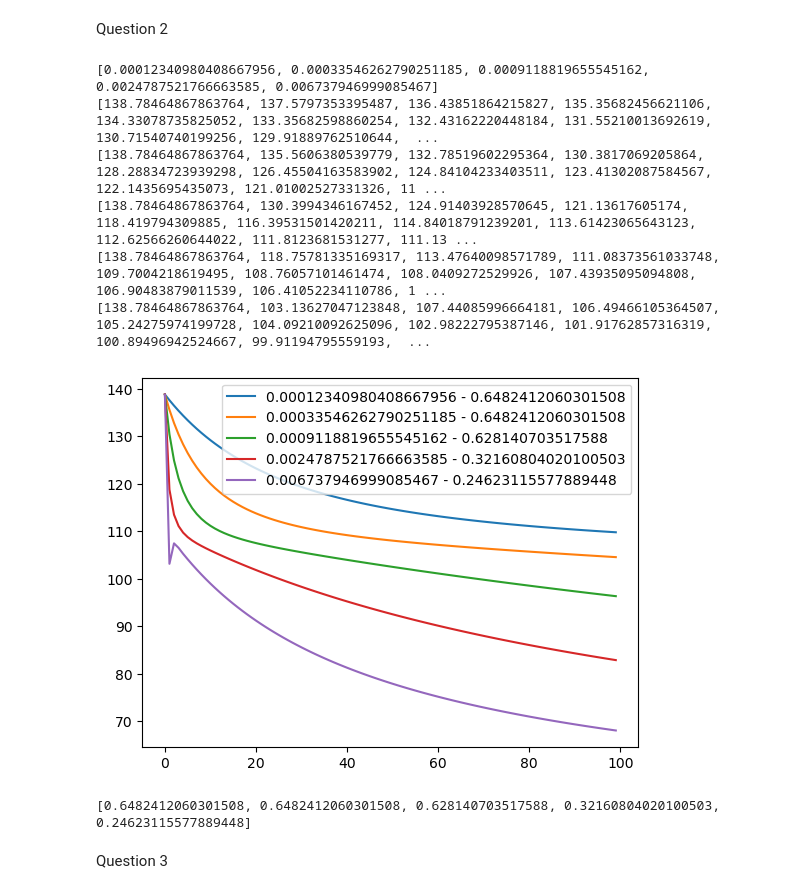
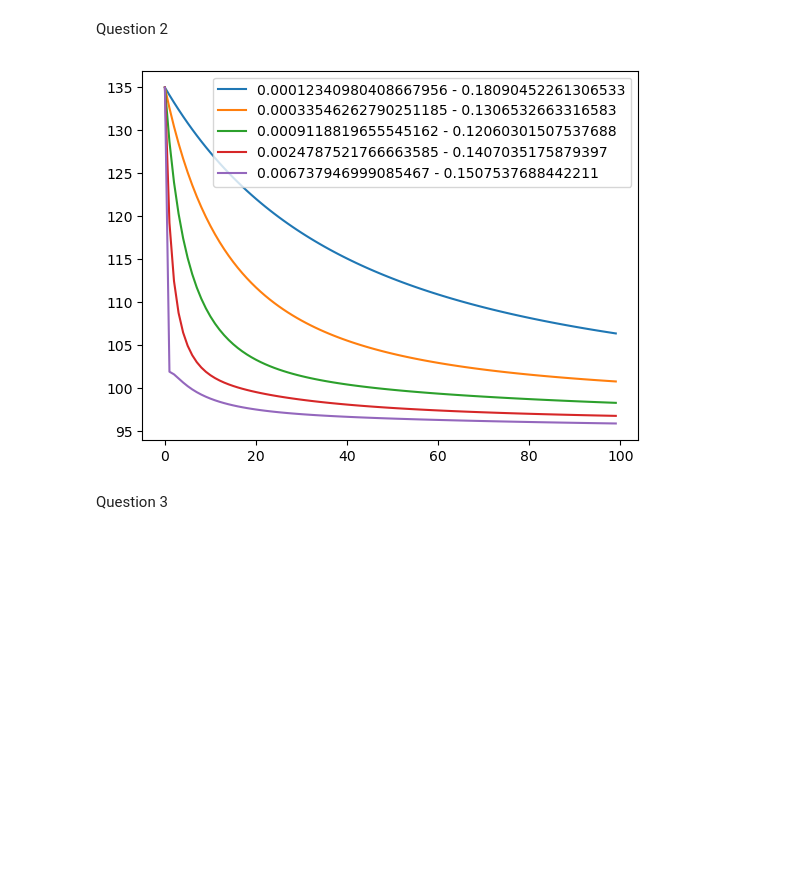
Before and after one commit to hayden000/Data-Analysis, a Jupyter notebook: data.ipynb, the cells around one changed output. Cells and saved outputs as stored; diff of their text form; code cells hidden in the pictures; blank space fills up the shorter version.

```diff
--- a/data.ipynb
+++ b/data.ipynb
@@ -121,52 +121,43 @@ Question 2
 #     return np.hstack((np.ones((len(array[0]),1)),np.array(array[0])))
 # %%
 import pandas as pd
+
 data = pd.read_csv("CarsDataSetForCW1.csv", sep=",")
-Z = data[['mpg','cylinders', 'displacement', 'horsepower', 'weight', 'acceleration', 'year']].to_numpy()
+Z = data[['mpg', 'cylinders', 'displacement', 'horsepower', 'weight', 'acceleration', 'year']].to_numpy()
 
+# Y = 1 * (Z[:, 0] >= np.mean(Z[:, 0]))
+# X, Y = Z[:, 1:], Y
+# D_train = (X[:len(data) // 2], Y[:len(data) // 2])
+# D_test = (X[len(data) // 2:], Y[len(data) // 2:])
+# D_train_normalised = ((D_train[0] - np.average(D_train[0])) / np.std(D_train[0]), D_train[1])
+# D_test_normalised = ((D_test[0] - np.average(D_train[0])) / np.std(D_train[0]), D_test[1])
+# x_testing = D_test_normalised[0]
+# y_testing = D_test_normalised[1]
+# x_trainning = D_train_normalised[0]
+# y_traning = D_train_normalised[1]
 Y = 1 * (Z[:, 0] >= np.mean(Z[:, 0]))
 X, Y = Z[:, 1:], Y
-D_train = (X[:len(data) // 2], Y[:len(data) // 2])
-D_test = (X[len(data) // 2:], Y[len(data) // 2:])
-D_train_normalised = ((D_train[0] - np.average(D_train[0])) / np.std(D_train[0]), D_train[1])
-D_test_normalised = ((D_test[0] - np.average(D_train[0])) / np.std(D_train[0]), D_test[1])
-x_testing = D_test_normalised[0]
-y_testing = D_test_normalised[1]
-x_trainning = D_train_normalised[0]
-y_traning = D_train_normalised[1]
+N_train = len(data) // 2
+X_train, Y_train = X[:N_train], Y[:N_train]
+X_test, Y_test = X[N_train:], Y[N_train:]
+
+X_train_norm = (X_train - np.average(X_train, axis=0)) / np.std(X_train, axis=0)
+X_test_norm = (X_test - np.average(X_train, axis=0)) / np.std(X_train, axis=0)
+
 etas = []
-for m in range(1,6):
+for m in range(1, 6):
     etas.append(np.exp(m - 10))
-
-
-#lambda1 = np.transpose(np.full(len(Z[0])-1 , 0.01))
 lambda1 = 0.01 * np.random.randn(len(X[0]))
-# lambda1=np.zeros(x_trainning.shape[1])
-
 ERs = []
 N = 100
-print(etas)
-
-counter=1
+counter = 1
 for eta in etas:
-    par, obj = train(lambda1, eta, N, (x_trainning, y_traning))
-    print(obj)
-    ERs.append(ER(par, (x_testing, y_testing)))
-    plt.plot( obj,label=str((np.exp(counter - 10)))+" - "+str(ERs[-1]))
-    counter=counter+1
+    par, obj = train(lambda1, eta, N, (X_train_norm, Y_train))
+    plt.plot(obj, label=str(eta) + " - " + str((ER(par, (X_test_norm, Y_test)))))
 plt.legend()
 plt.show()
-
-print(ERs)
 # %% [output]
-[0.00012340980408667956, 0.00033546262790251185, 0.0009118819655545162, 0.0024787521766663585, 0.006737946999085467]
-[138.78464867863764, 137.5797353395487, 136.43851864215827, 135.35682456621106, 134.33078735825052, 133.35682598860254, 132.43162220448184, 131.55210013692619, 130.71540740199256, 129.91889762510644,  ...
-[138.78464867863764, 135.5606380539779, 132.78519602295364, 130.3817069205864, 128.28834723939298, 126.45504163583902, 124.84104233403511, 123.41302087584567, 122.1435695435073, 121.01002527331326, 11 ...
-[138.78464867863764, 130.3994346167452, 124.91403928570645, 121.13617605174, 118.419794309885, 116.39531501420211, 114.84018791239201, 113.61423065643123, 112.62566260644022, 111.8123681531277, 111.13 ...
-[138.78464867863764, 118.75781335169317, 113.47640098571789, 111.08373561033748, 109.7004218619495, 108.76057101461474, 108.0409272529926, 107.43935095094808, 106.90483879011539, 106.41052234110786, 1 ...
-[138.78464867863764, 103.13627047123848, 107.44085996664181, 106.49466105364507, 105.24275974199728, 104.09210092625096, 102.98222795387146, 101.91762857316319, 100.89496942524667, 99.91194795559193,  ...
-[figure, old version]
+[figure, new version]
-[0.6482412060301508, 0.6482412060301508, 0.628140703517588, 0.32160804020100503, 0.24623115577889448]
 # %% [markdown]
 Question 3
 # %%
```
Also changed, not shown: parts of 4 cells of this notebook.
